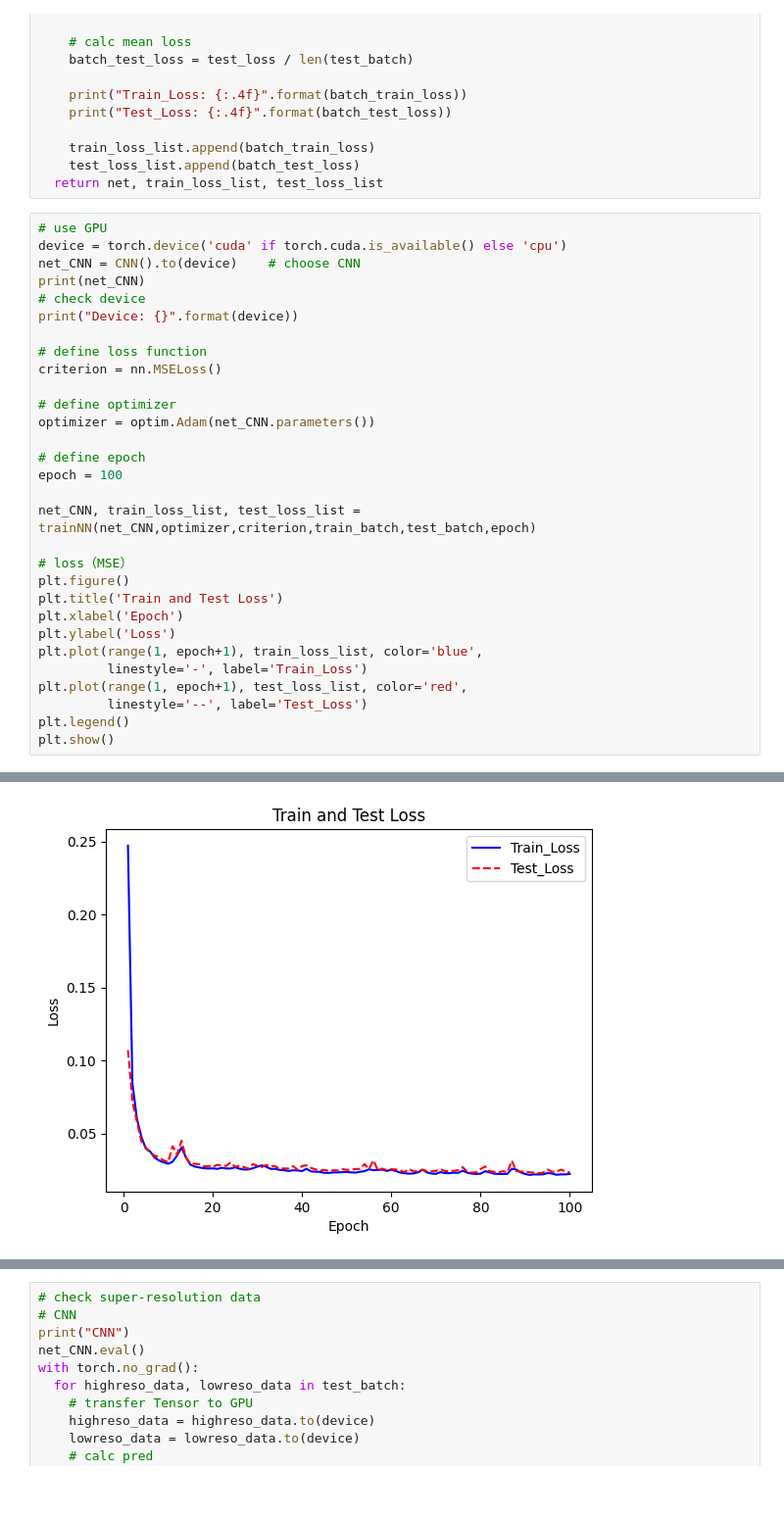
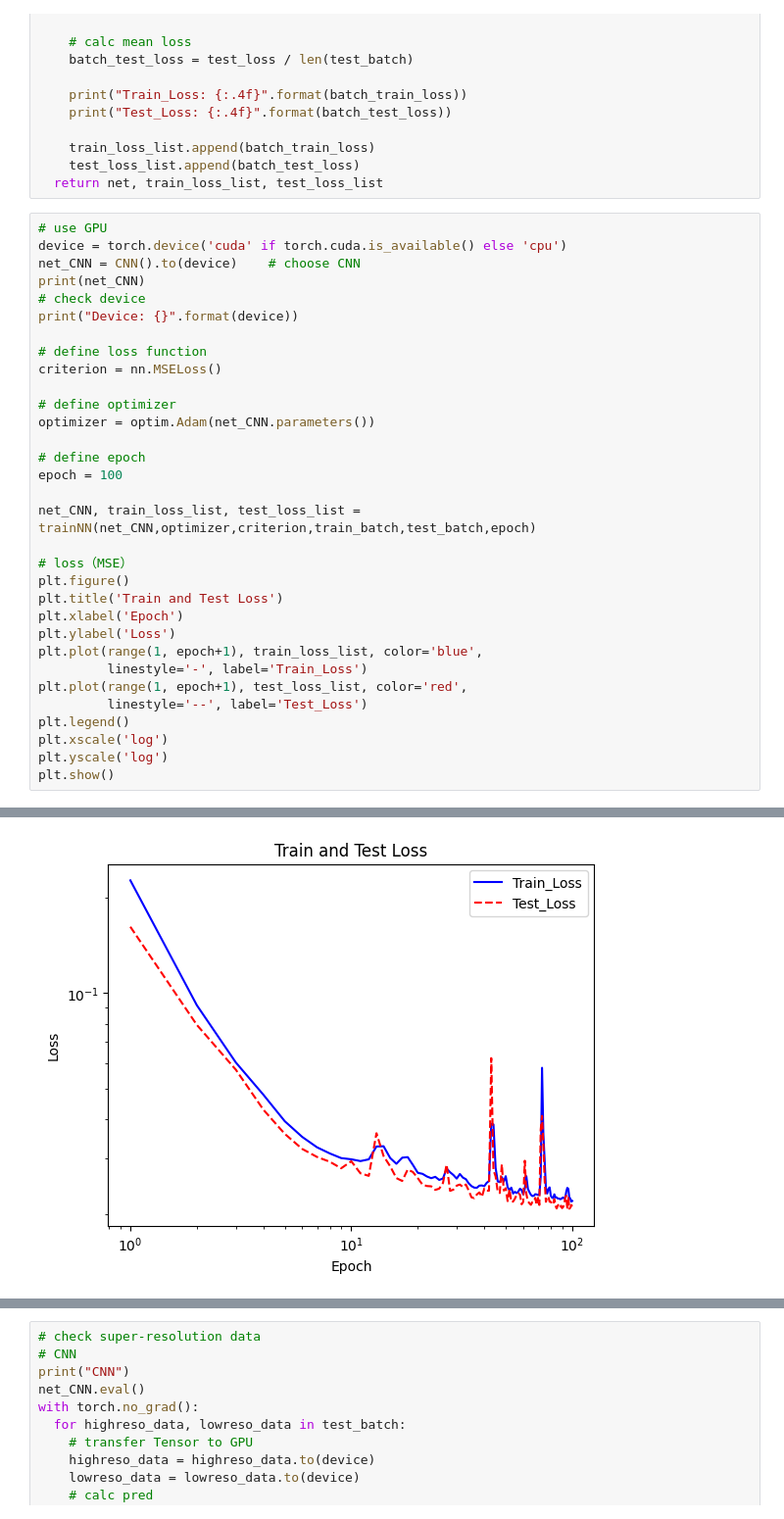
Before and after one commit to htymjun/da-sr, a Jupyter notebook: srgcnn.ipynb, the cells around one changed output, grey strips where cells are left out. Shown: that part at 98% size. Cells and saved outputs as stored; diff of their text form; blank space fills up the shorter version.

```diff
--- a/srgcnn.ipynb
+++ b/srgcnn.ipynb
@@ -298,6 +298,8 @@ plt.plot(range(1, epoch+1), train_loss_list, color='blue',
 plt.plot(range(1, epoch+1), test_loss_list, color='red',
          linestyle='--', label='Test_Loss')
 plt.legend()
+plt.xscale('log')
+plt.yscale('log')
 plt.show()
 # %% [output]
 CNN(
@@ -320,4 +322,4 @@ Test_Loss: 0.0233
-[figure, old version]
+[figure, new version]
 # %%
 # use GPU
 device = torch.device('cuda' if torch.cuda.is_available() else 'cpu')
```
Also changed, not shown: parts of 4 cells of this notebook.
